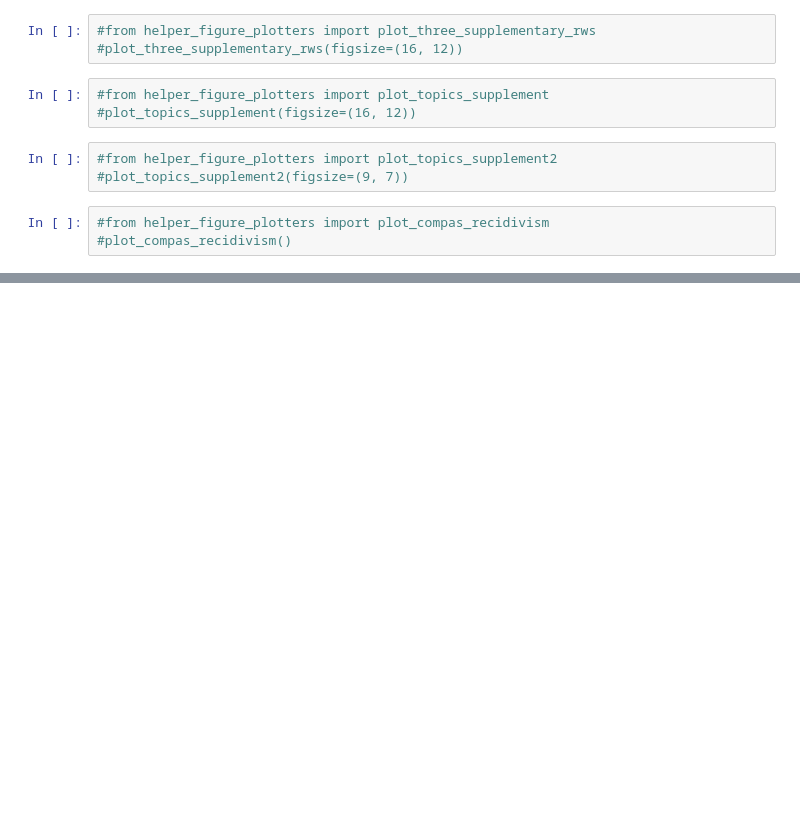
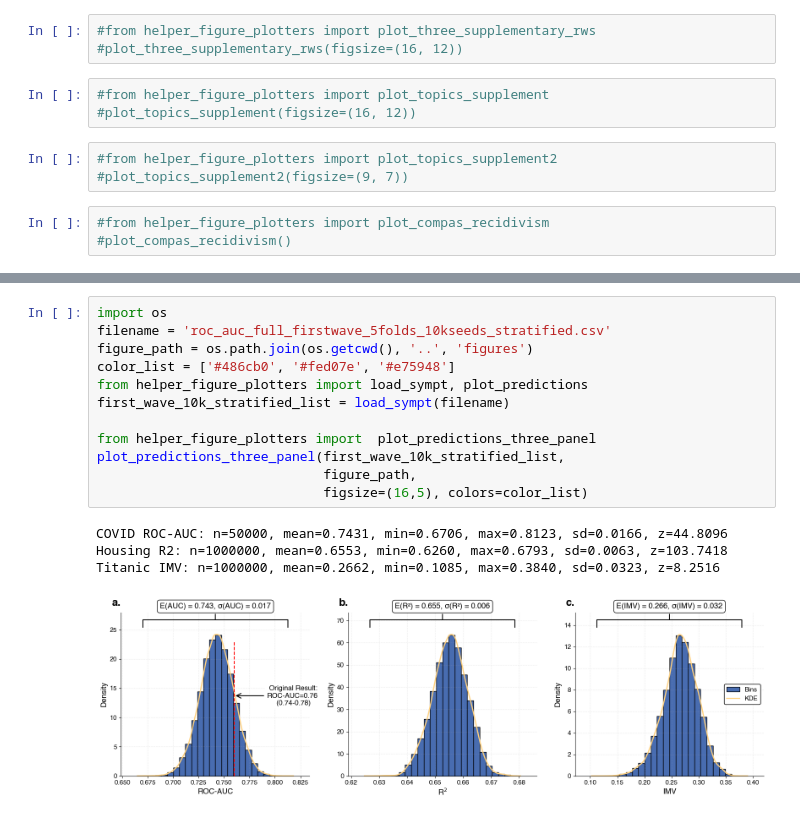
Before and after one commit to crahal/seeds, a Jupyter notebook: src/visualisation_notebook.ipynb, the cells around one changed output, grey strips where cells are left out. Drawn from its saved outputs; the diff is of its cells as text; blank space fills up the shorter version.

```diff
--- a/src/visualisation_notebook.ipynb
+++ b/src/visualisation_notebook.ipynb
@@ -242,0 +282,17 @@ plot_llms("../data/llms/results_shuffled.csv",
+# %%
+import os
+filename = 'roc_auc_full_firstwave_5folds_10kseeds_stratified.csv'
+figure_path = os.path.join(os.getcwd(), '..', 'figures')
+color_list = ['#486cb0', '#fed07e', '#e75948']
+from helper_figure_plotters import load_sympt, plot_predictions
+first_wave_10k_stratified_list = load_sympt(filename)
+
+from helper_figure_plotters import  plot_predictions_three_panel
+plot_predictions_three_panel(first_wave_10k_stratified_list,
+                             figure_path,
+                             figsize=(16,5), colors=color_list)
+# %% [output]
+COVID ROC-AUC: n=50000, mean=0.7431, min=0.6706, max=0.8123, sd=0.0166, z=44.8096
+Housing R2: n=1000000, mean=0.6553, min=0.6260, max=0.6793, sd=0.0063, z=103.7418
+Titanic IMV: n=1000000, mean=0.2662, min=0.1085, max=0.3840, sd=0.0323, z=8.2516
+[figure, added]
```
Also changed, not shown: parts of 10 cells of this notebook, 11 other files.
